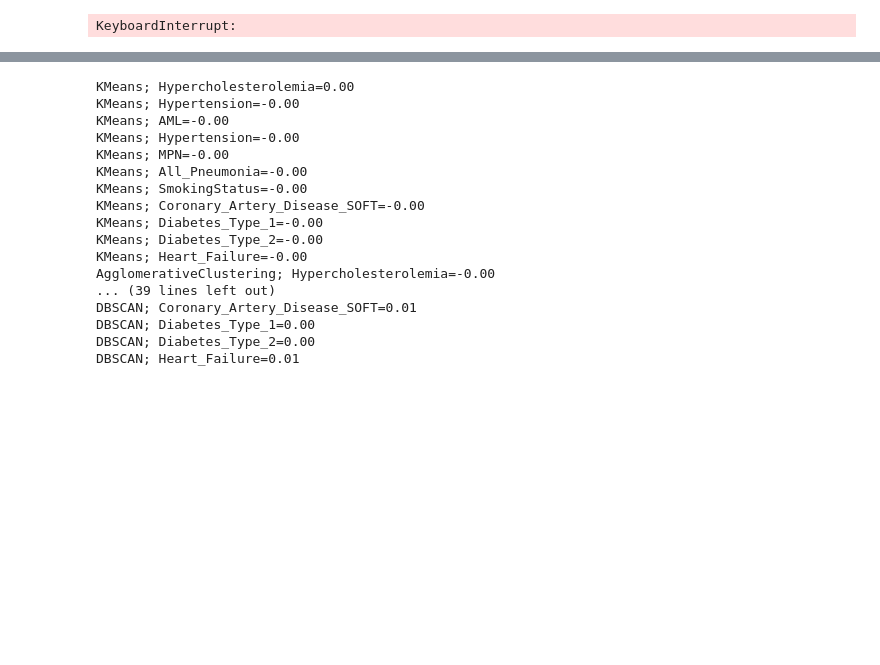
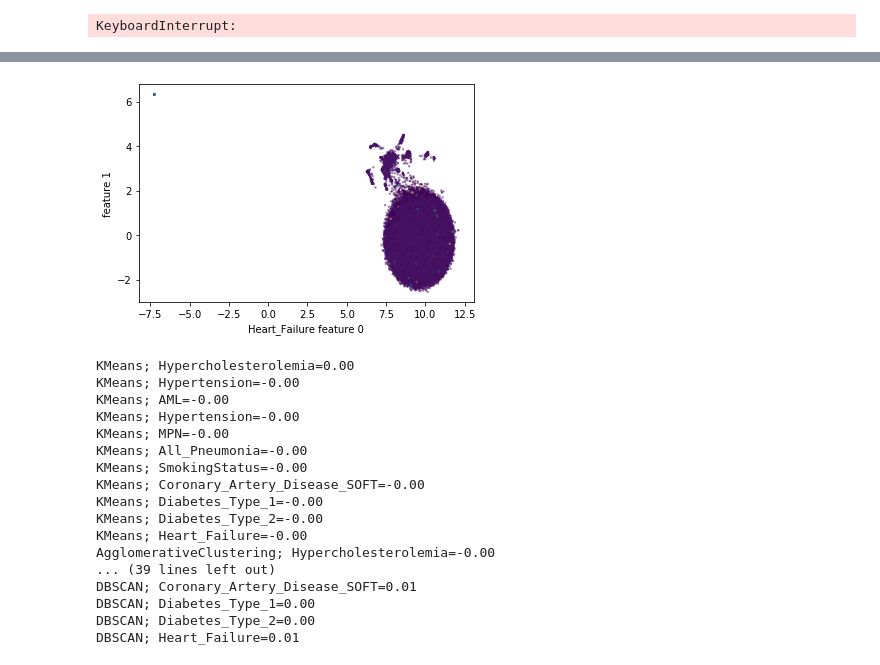
Before and after one commit to yaromar/CHUD, a Jupyter notebook: vis_clustering_yaro.ipynb, the cells around one changed output, grey strips where cells are left out. Saved outputs shown, nothing was run; the diff lists cells and outputs as text; code cells hidden in the pictures; blank space fills up the shorter version.

```diff
--- a/vis_clustering_yaro.ipynb
+++ b/vis_clustering_yaro.ipynb
@@ -222,6 +251,6 @@ for phenotype in phenotypes.columns:
 # %%
 #PHATE:
-phate_op = phate.PHATE(n_pca=1900, n_jobs=-1) #adjust the num of PCs according to the variance covered#T-SNE:
+phate_op = phate.PHATE(n_pca=1900, n_jobs=-1, knn_dist='jaccard', mds_dist='jaccard') #adjust the num of PCs according to the variance covered#T-SNE:
 data_phate = phate_op.fit_transform(data)
 # %% [output]
 Calculating PHATE...
@@ -340,6 +375,6 @@ plt.show()
 # %%
 #DBSCAN:
-dbscan = DBSCAN()
+dbscan = DBSCAN(n_jobs=-1, metric='jaccard')
 clusters = dbscan.fit_predict(X_pca_scaled[:, 0:1900]) #adjust '1900' according to the # of PCs you are using; use reduced_pca[:, 0:1900] instead if using only a slice of the data
 # %%
 (unique, counts) = np.unique(clusters, return_counts=True)
@@ -348,6 +401,8 @@ frequencies
 # %%
 plt.figure()
-plt.scatter(data_phate[:, 0], data_phate[:, 1], c=clusters, s=2, alpha=.4)
+plt.scatter(embedding[:, 0], embedding[:, 1], c=clusters, s=2, alpha=.4)
 plt.xlabel(phenotype + " feature 0")
 plt.ylabel("feature 1")
 plt.show()
+# %% [output]
+[figure, added]
```
Also changed, not shown: parts of 23 cells of this notebook.
